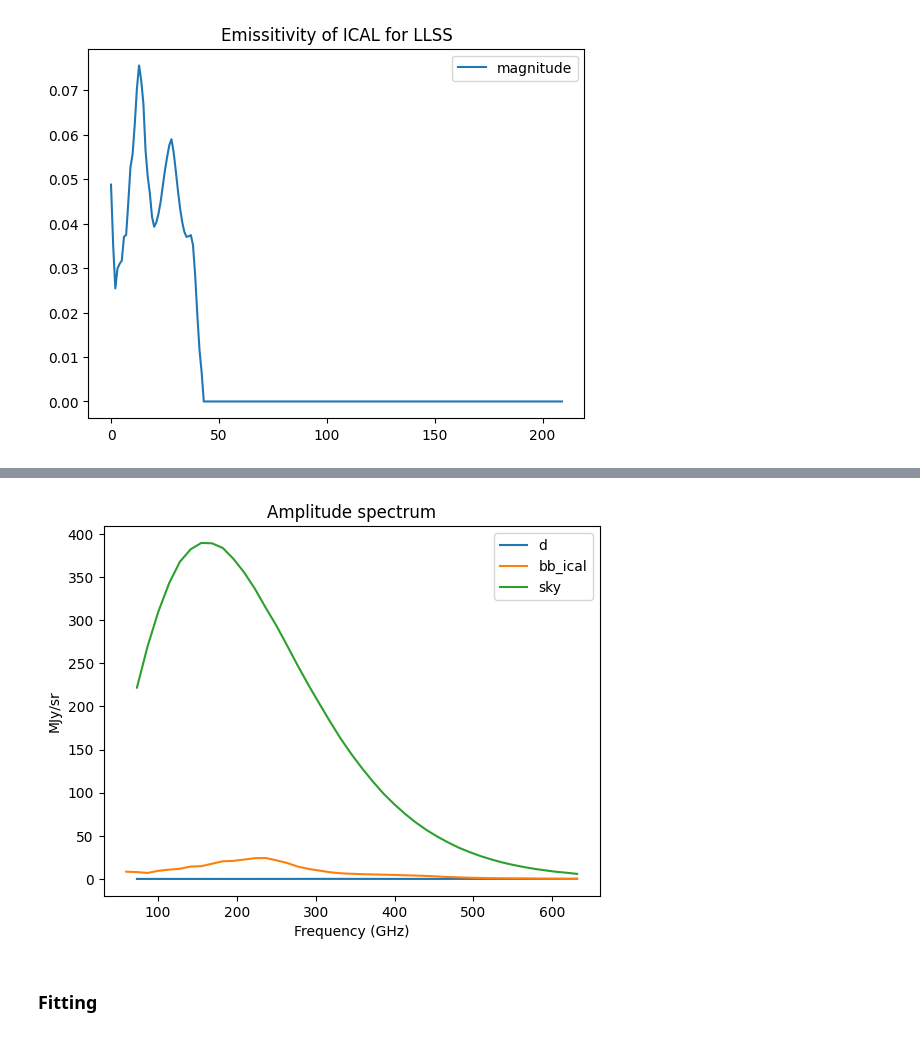
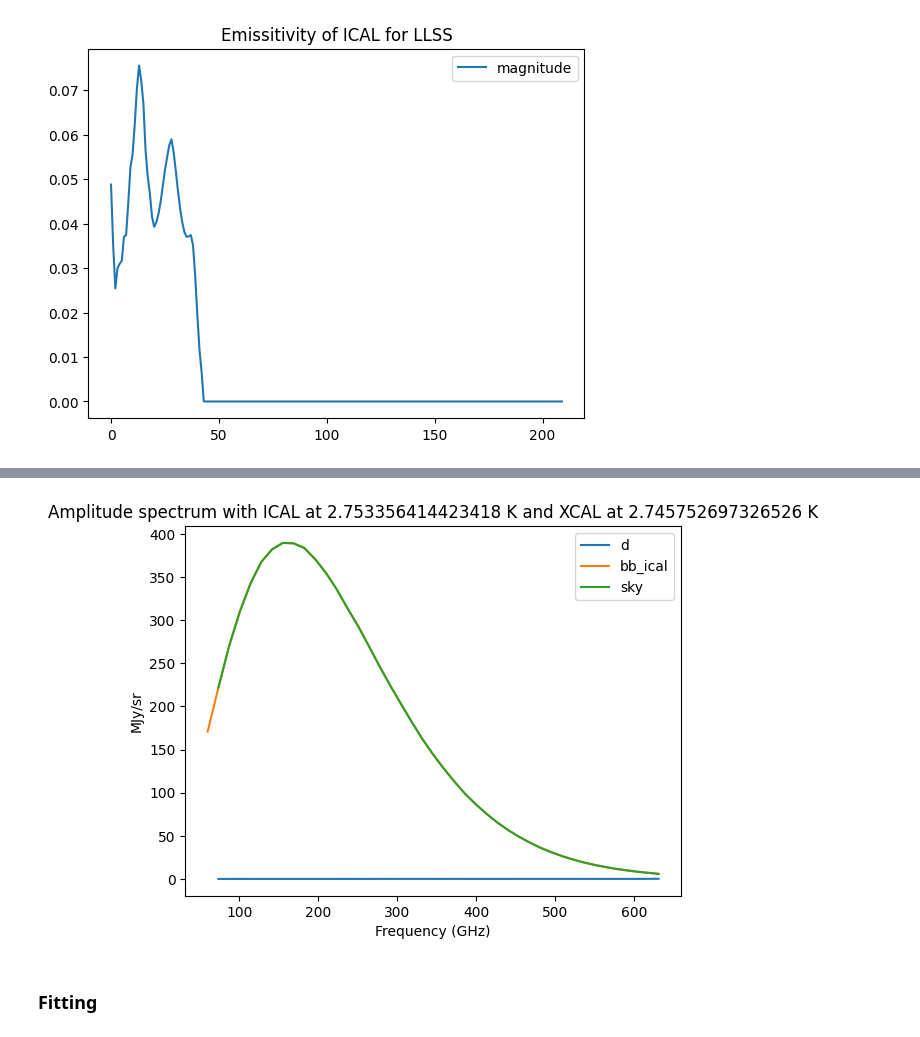
Before and after one commit to Cosmoglobe/FIRAS-Pass5, a Jupyter notebook: commander3/todscripts/firas/src/eda/produce_spectra.ipynb, the cells around one changed output, grey strips where cells are left out. Drawn from its saved outputs; the diff is of its cells as text; code cells hidden in the pictures.

```diff
--- a/commander3/todscripts/firas/src/eda/produce_spectra.ipynb
+++ b/commander3/todscripts/firas/src/eda/produce_spectra.ipynb
@@ -170,11 +174,15 @@ Get rid of the biggest glitches
 ## Find glitches
 # %%
 ifg_rl = ifg_rl - np.median(ifg_rl)
+ifg_rl_norm = ifg_rl / np.max(np.abs(ifg_rl))
 
-sub = ifg_rl + ifg_ll
+ifg_ll = ifg_ll - np.median(ifg_ll)
+ifg_ll_norm = ifg_ll / np.max(np.abs(ifg_ll))
 
-plt.plot(ifg_rl, label="RL")
-plt.plot(ifg_ll, label="LL")
+sub = ifg_rl_norm + ifg_ll_norm
+
+plt.plot(ifg_rl_norm, label="RL")
+plt.plot(ifg_ll_norm, label="LL")
 plt.plot(sub, label="Subtracted")
 plt.xlabel("Sampled data points")
 plt.ylabel("Counts")
@@ -185,0 +289,9 @@ plt.show()
+# %%
+from utils.frd import elex_transfcnl
+from utils.fut import get_recnum
+
+channel = 3 # (LL)
+
+etfl_all = elex_transfcnl(samprate=681.43, nfreq=640//2+1)
+erecno = int(get_recnum(fake_it, mtm_speed, channel, upmode, adds_per_group))
+etf = etfl_all[erecno, :]
@@ -456,17 +630,17 @@ sky = d + bb_ical / otf[:43]
 # sky2 = d + bb_ical2 / otf[:43]
 # %%
 plt.plot(f[:43], np.abs(d), label="d")
-plt.plot(f[:43], np.abs(bb_ical), label="bb_ical")
+plt.plot(f[:43], np.abs(bb_ical / otf[:43]), label="bb_ical")
 # plt.plot(f[:43], np.abs(bb_ical2), label="bb_ical2")
 plt.plot(f[:43], np.abs(sky), label="sky") # plotting the amplitude spectrum
 # plt.plot(f[:43], np.abs(sky2), label="sky2") # plotting the amplitude spectrum
 plt.xlabel("Frequency (GHz)")
 plt.ylabel("MJy/sr")
-plt.title("Amplitude spectrum")
+plt.title(f"Amplitude spectrum with ICAL at {data["df_data/ical"][idx]} K and XCAL at {data["df_data/xcal"][idx]} K")
 plt.legend()
 plt.show()
 # %% [output]
-[figure, old version]
+[figure, new version]
 # %%
 # plt.plot(np.angle(sky1), label='sky1') # plotting the phase spectrum
 # plt.plot(np.angle(sky2), label='sky2') # plotting the phase spectrum
```
Also changed, not shown: parts of 30 cells of this notebook, 3 other files.
